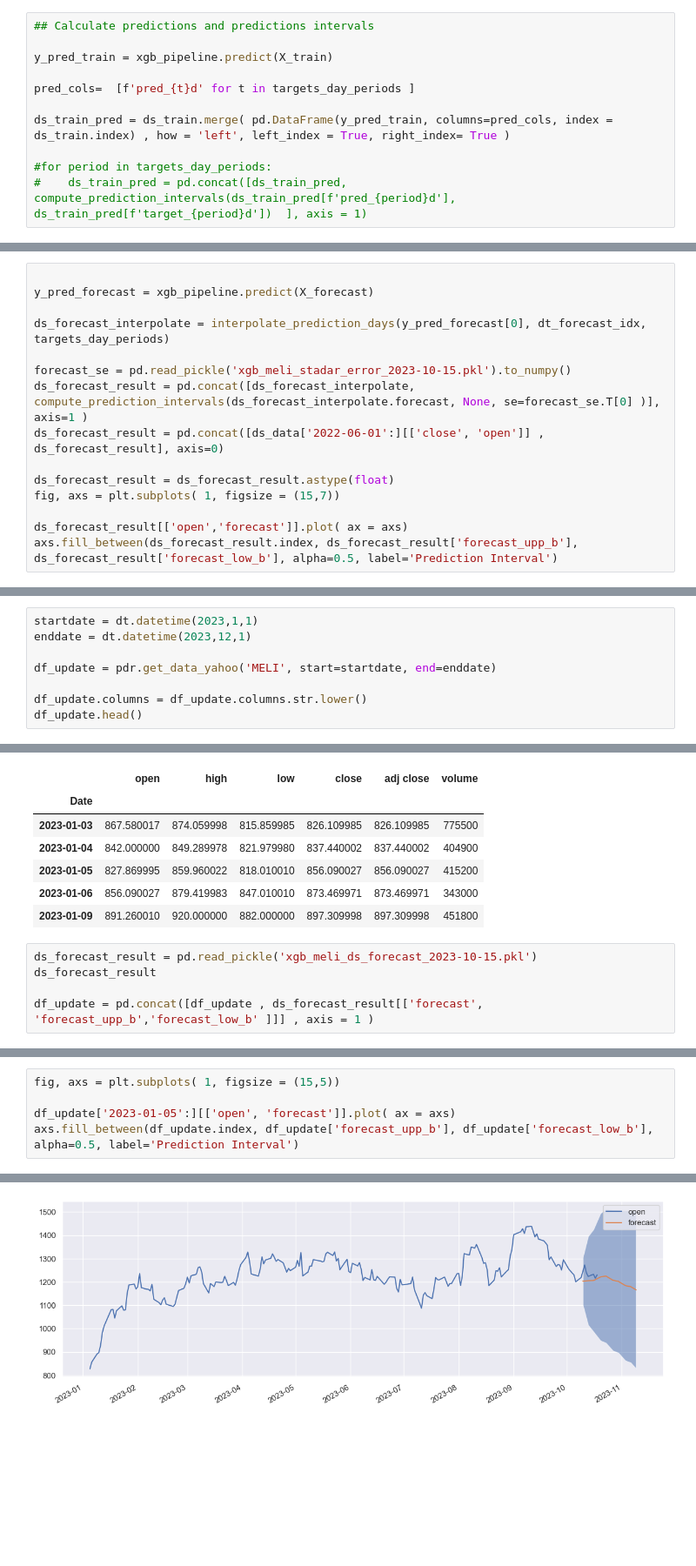
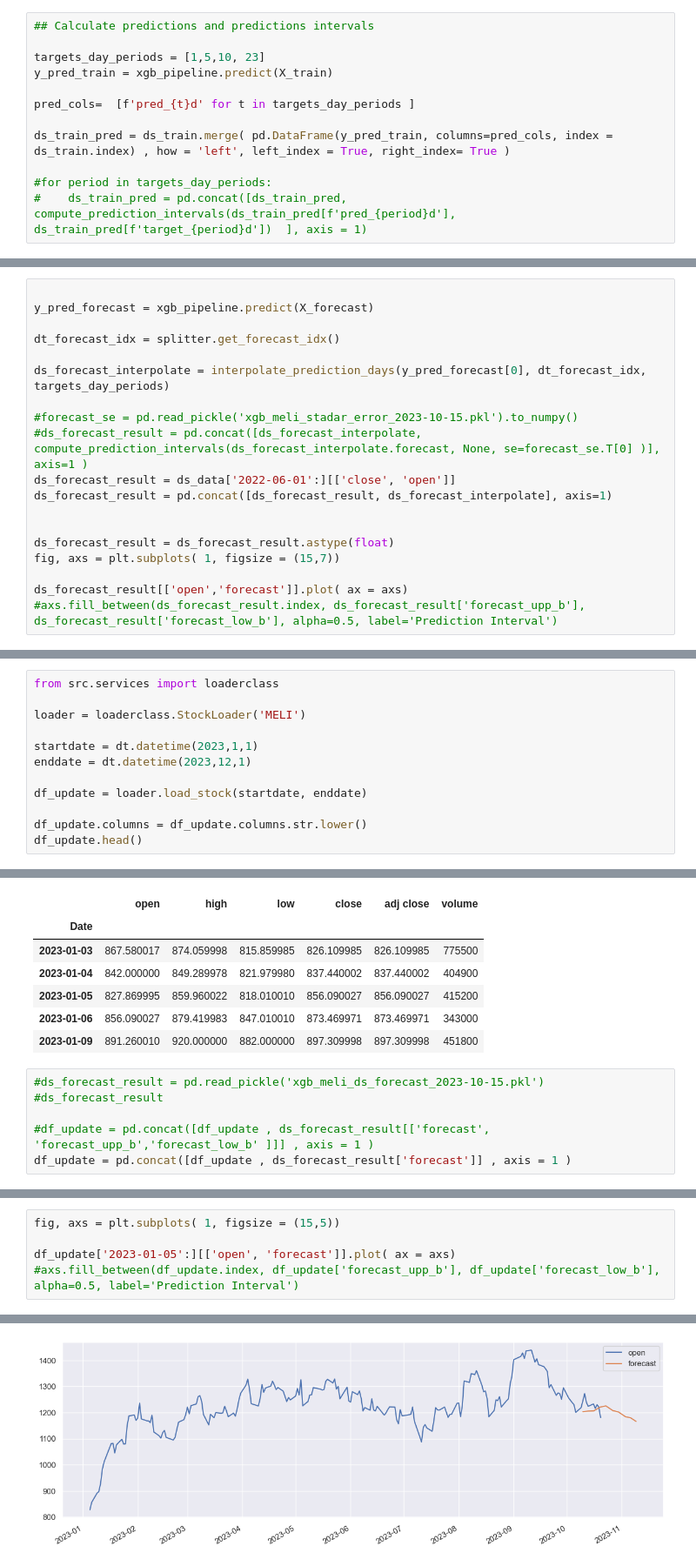
Before and after one commit to RoberPereira/model_pipeline, a Jupyter notebook: notebooks/02-model_training.ipynb, the cells around one changed output, grey strips where cells are left out. Shown at 87% size. Cells and saved outputs as stored; diff of their text form; blank space fills up the shorter version.

```diff
--- a/notebooks/02-model_training.ipynb
+++ b/notebooks/02-model_training.ipynb
@@ -210,6 +210,7 @@ Text(0.5, 1.0, 'XGBoost Feature Importance')
 # %%
 ## Calculate predictions and predictions intervals
 
+targets_day_periods = [1,5,10, 23]
 y_pred_train = xgb_pipeline.predict(X_train)
 
 pred_cols=  [f'pred_{t}d' for t in targets_day_periods ]
@@ -357,15 +361,19 @@ plot_prediction_errors(ds_eval_forecast['forecast'], ds_eval_forecast['open'], '
 
 y_pred_forecast = xgb_pipeline.predict(X_forecast)
 
+dt_forecast_idx = splitter.get_forecast_idx()
+
 ds_forecast_interpolate = interpolate_prediction_days(y_pred_forecast[0], dt_forecast_idx, targets_day_periods)
 
-forecast_se = pd.read_pickle('xgb_meli_stadar_error_2023-10-15.pkl').to_numpy()
-ds_forecast_result = pd.concat([ds_forecast_interpolate, compute_prediction_intervals(ds_forecast_interpolate.forecast, None, se=forecast_se.T[0] )], axis=1 )
-ds_forecast_result = pd.concat([ds_data['2022-06-01':][['close', 'open']] , ds_forecast_result], axis=0)
+#forecast_se = pd.read_pickle('xgb_meli_stadar_error_2023-10-15.pkl').to_numpy()
+#ds_forecast_result = pd.concat([ds_forecast_interpolate, compute_prediction_intervals(ds_forecast_interpolate.forecast, None, se=forecast_se.T[0] )], axis=1 )
+ds_forecast_result = ds_data['2022-06-01':][['close', 'open']]
+ds_forecast_result = pd.concat([ds_forecast_result, ds_forecast_interpolate], axis=1)
+
 
 ds_forecast_result = ds_forecast_result.astype(float)
 fig, axs = plt.subplots( 1, figsize = (15,7))
 
 ds_forecast_result[['open','forecast']].plot( ax = axs)
-axs.fill_between(ds_forecast_result.index, ds_forecast_result['forecast_upp_b'], ds_forecast_result['forecast_low_b'], alpha=0.5, label='Prediction Interval')
+#axs.fill_between(ds_forecast_result.index, ds_forecast_result['forecast_upp_b'], ds_forecast_result['forecast_low_b'], alpha=0.5, label='Prediction Interval')
 # %% [output]
@@ -380,10 +384,14 @@ pickle.dump( ds_forecast_result  , open("xgb_meli_ds_forecast_2023-10-15.pkl", "
 # %% [markdown]
 ## Update new days
 # %%
+from src.services import loaderclass
+
+loader = loaderclass.StockLoader('MELI')
+
 startdate = dt.datetime(2023,1,1)
 enddate = dt.datetime(2023,12,1)
 
-df_update = pdr.get_data_yahoo('MELI', start=startdate, end=enddate)
+df_update = loader.load_stock(startdate, enddate)
 
 df_update.columns = df_update.columns.str.lower()
 df_update.head()
@@ -397,10 +405,11 @@ df_update.head()
 | 2023-01-06 | 856.090027 | 879.419983 | 847.010010 | 873.469971 | 873.469971 | 343000 |
 | 2023-01-09 | 891.260010 | 920.000000 | 882.000000 | 897.309998 | 897.309998 | 451800 |
 # %%
-ds_forecast_result = pd.read_pickle('xgb_meli_ds_forecast_2023-10-15.pkl')
-ds_forecast_result
+#ds_forecast_result = pd.read_pickle('xgb_meli_ds_forecast_2023-10-15.pkl')
+#ds_forecast_result
 
-df_update = pd.concat([df_update , ds_forecast_result[['forecast', 'forecast_upp_b','forecast_low_b' ]]] , axis = 1 )
+#df_update = pd.concat([df_update , ds_forecast_result[['forecast', 'forecast_upp_b','forecast_low_b' ]]] , axis = 1 )
+df_update = pd.concat([df_update , ds_forecast_result['forecast']] , axis = 1 )
 # %%
 df_update
 # %% [output]
@@ -421,5 +430,5 @@ df_update
 fig, axs = plt.subplots( 1, figsize = (15,5))
 
 df_update['2023-01-05':][['open', 'forecast']].plot( ax = axs)
-axs.fill_between(df_update.index, df_update['forecast_upp_b'], df_update['forecast_low_b'], alpha=0.5, label='Prediction Interval')
+#axs.fill_between(df_update.index, df_update['forecast_upp_b'], df_update['forecast_low_b'], alpha=0.5, label='Prediction Interval')
 # %% [output]
@@ -427 +436 @@ axs.fill_between(df_update.index, df_update['forecast_upp_b'], df_update['foreca
-[figure, old version]
+[figure, new version]
```
Also changed, not shown: parts of 14 cells of this notebook, 15 other files.
